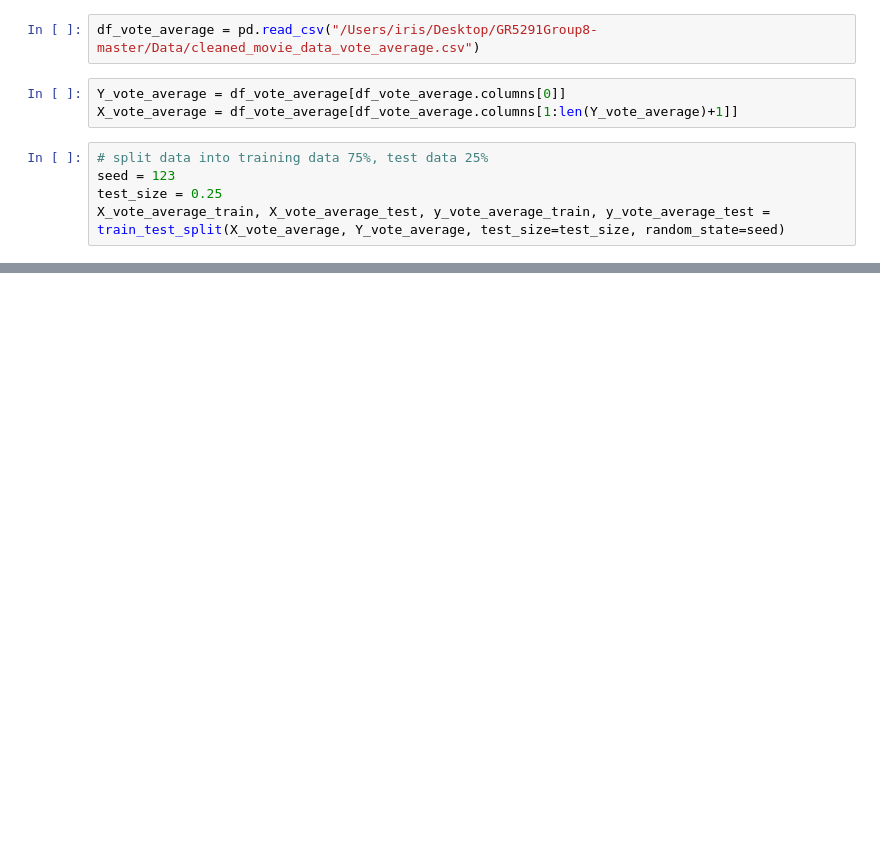
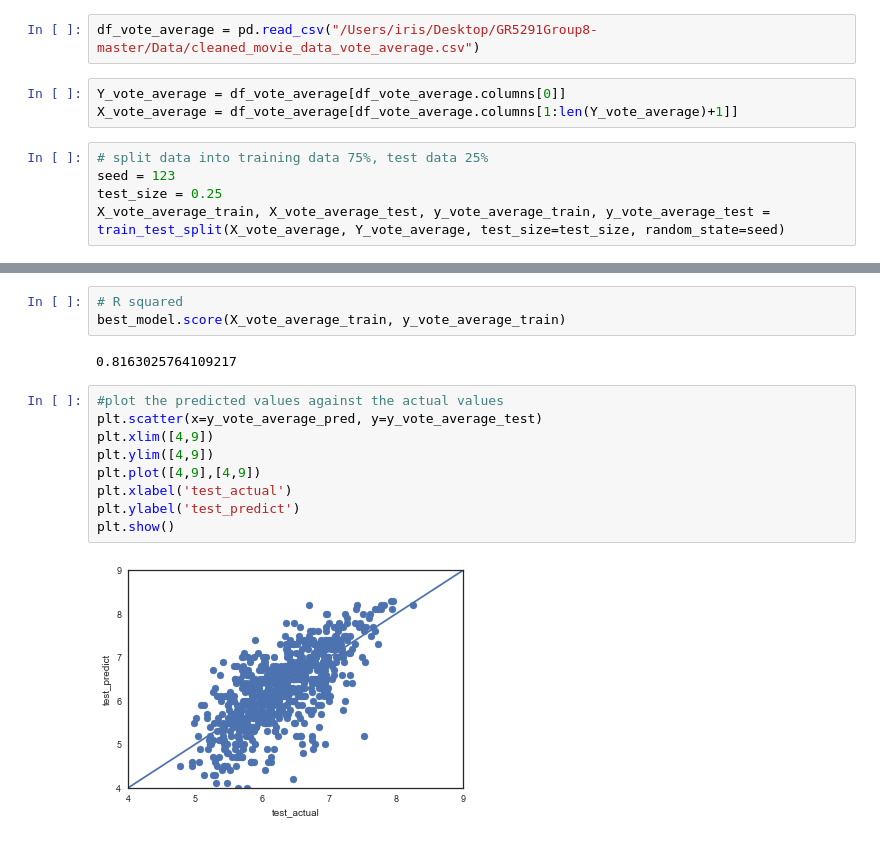
Before and after one commit to GR5291Group8/GR5291Group8, a Jupyter notebook: code/randomforest.ipynb, the cells around one changed output, grey strips where cells are left out. Drawn from its saved outputs; the diff is of its cells as text; blank space fills up the shorter version.

```diff
--- a/code/randomforest.ipynb
+++ b/code/randomforest.ipynb
@@ -77,3 +91,19 @@ statistics.mean(abs((y_vote_average_pred_train-y_vote_average_train)/y_vote_aver
+# %%
+# R squared
+best_model.score(X_vote_average_train, y_vote_average_train)
+# %% [output]
+0.8163025764109217
+# %%
+#plot the predicted values against the actual values
+plt.scatter(x=y_vote_average_pred, y=y_vote_average_test)
+plt.xlim([4,9])
+plt.ylim([4,9])
+plt.plot([4,9],[4,9])
+plt.xlabel('test_actual')
+plt.ylabel('test_predict')
+plt.show()
+# %% [output]
+[figure, added]
 # %%
 # test error of best model(MAPE)
 best_model.fit(X_vote_average_train, y_vote_average_train)
```
Also changed, not shown: parts of 10 cells of this notebook.
